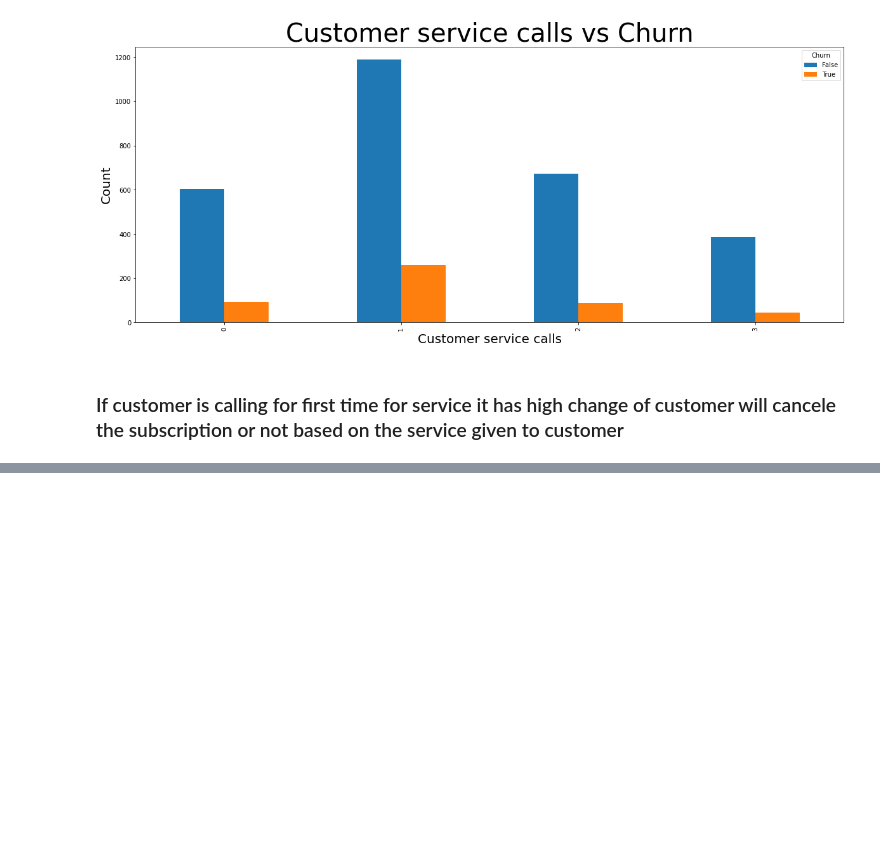
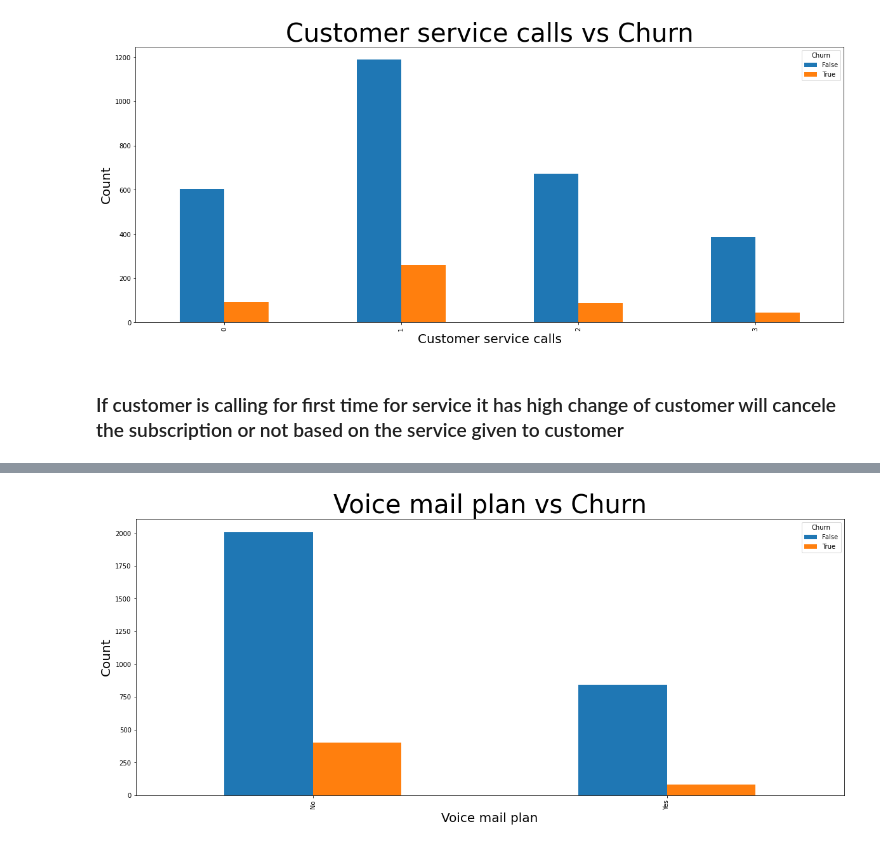
Before and after one commit to MiteshBhanushali/TelecomChurnAnalysis, a Jupyter notebook: Copy_of_Telecom_Churn_Analysis_Capstone_Project.ipynb, the cells around one changed output, grey strips where cells are left out. Cells and saved outputs as stored; diff of their text form; code cells hidden in the pictures; blank space fills up the shorter version.

```diff
--- a/Copy_of_Telecom_Churn_Analysis_Capstone_Project.ipynb
+++ b/Copy_of_Telecom_Churn_Analysis_Capstone_Project.ipynb
@@ -248,0 +244,4 @@ Name: Customer service calls, dtype: int64
+# %%
+bar_plot('Voice mail plan','Churn')
+# %% [output]
+[figure, added]
```
Also changed, not shown: parts of 4 cells of this notebook.
